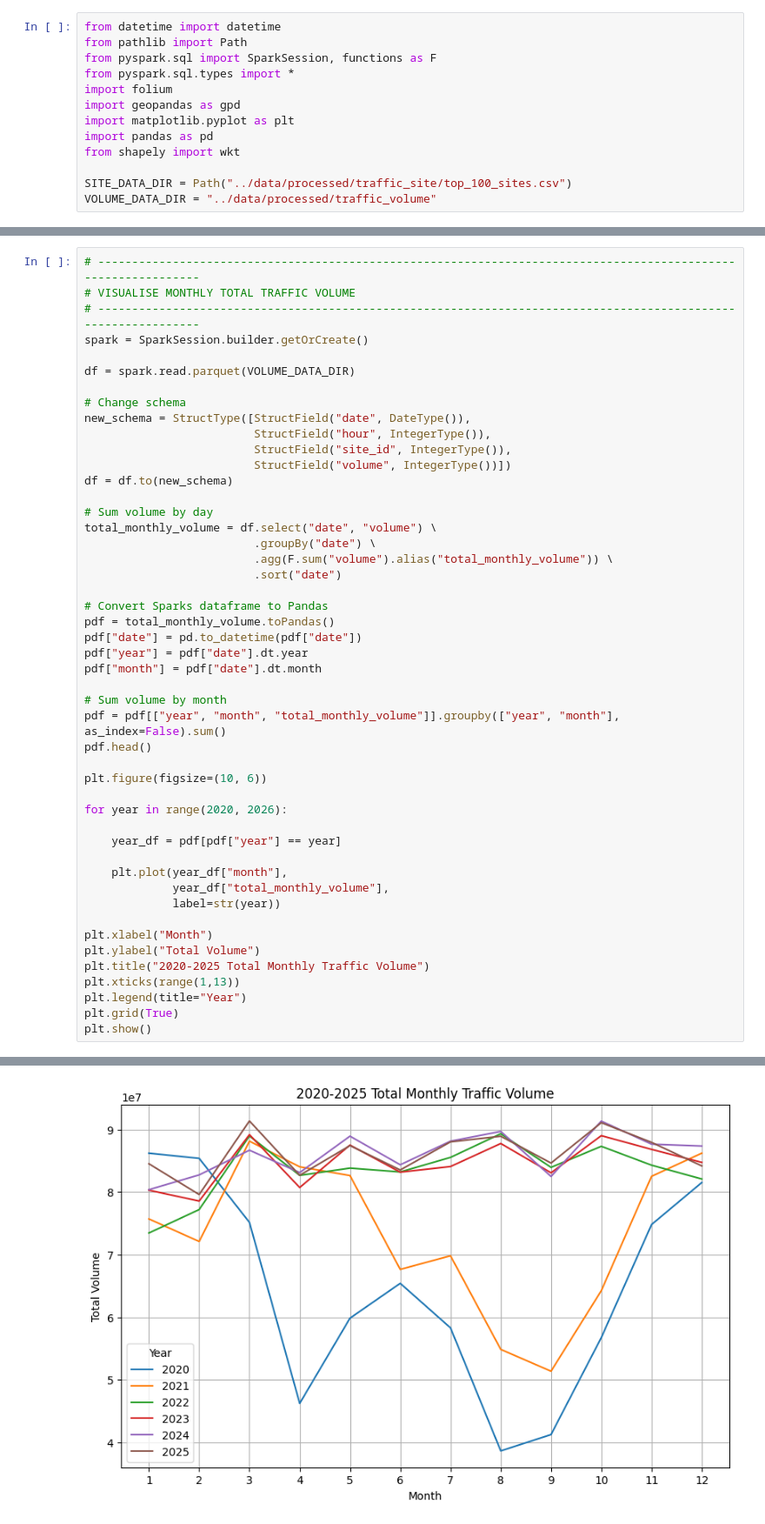
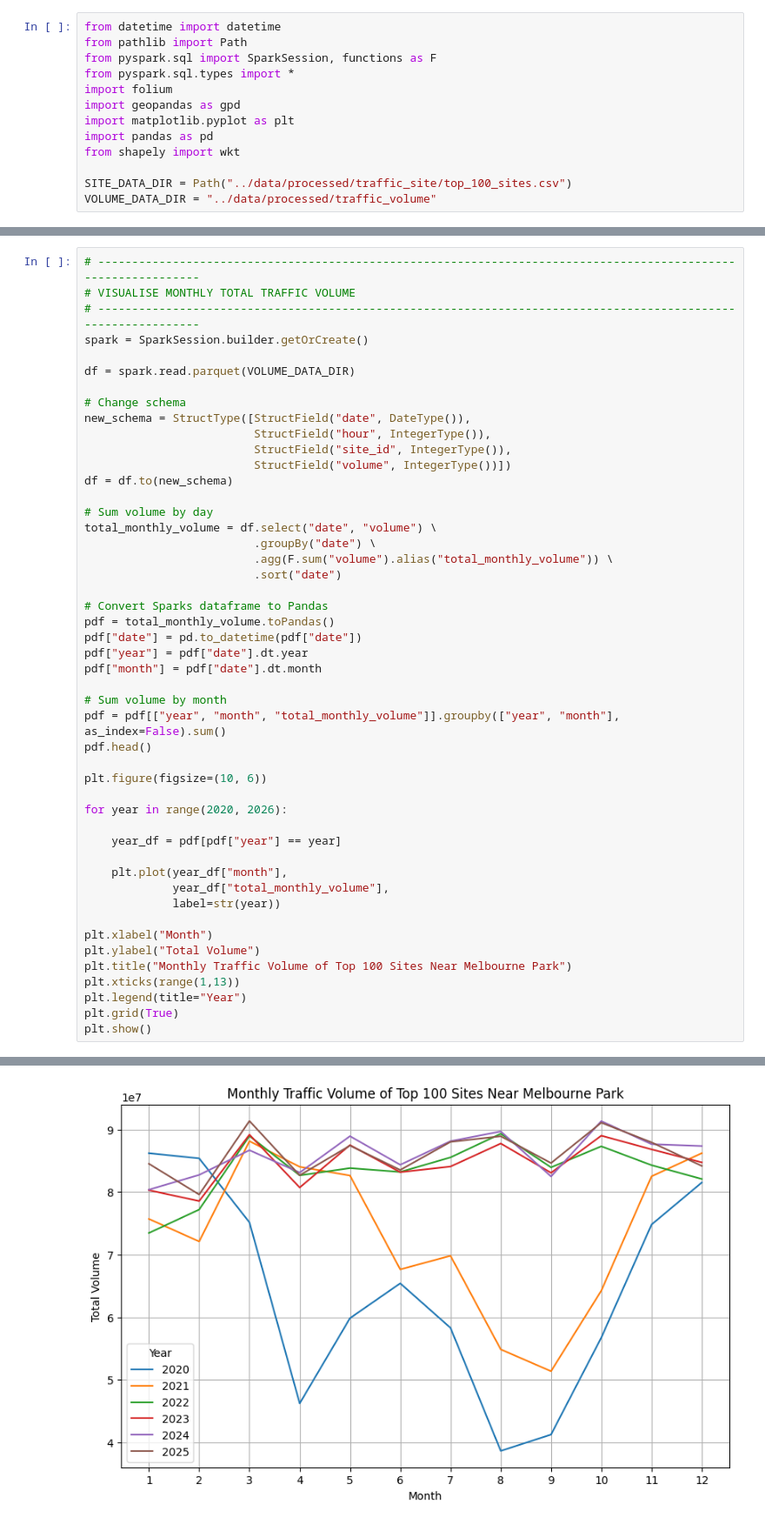
Before and after one commit to r3bcca13/ao_traffic_project, a Jupyter notebook: notebooks/visualisations.ipynb, the cells around one changed output, grey strips where cells are left out. Shown at 87% size. Drawn from its saved outputs; the diff is of its cells as text.

Commit message:
Changed plot title

```diff
--- a/notebooks/visualisations.ipynb
+++ b/notebooks/visualisations.ipynb
@@ -76,7 +76,7 @@ for year in range(2020, 2026):
 
 plt.xlabel("Month")
 plt.ylabel("Total Volume")
-plt.title("2020-2025 Total Monthly Traffic Volume")
+plt.title("Monthly Traffic Volume of Top 100 Sites Near Melbourne Park")
 plt.xticks(range(1,13))
 plt.legend(title="Year")
 plt.grid(True)
@@ -85 +93 @@ plt.show()
-[figure, old version]
+[figure, new version]
```
Also changed, not shown: parts of 1 cell of this notebook.
